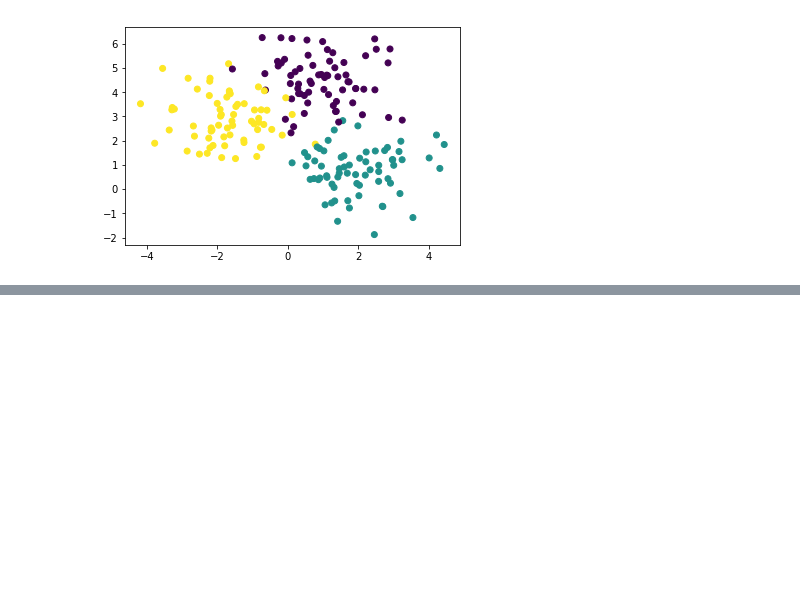
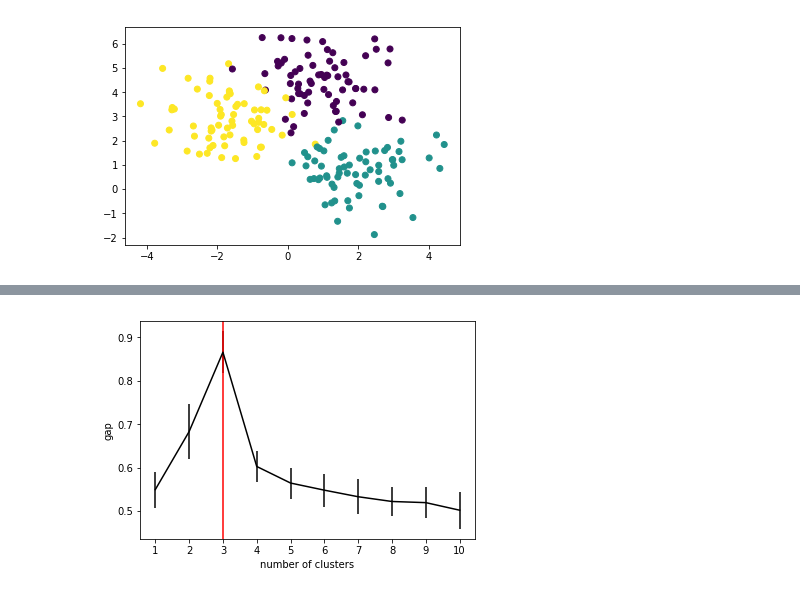
Before and after one commit to idc9/what_the_cluster, a Jupyter notebook: doc/gapstat/basic functionality.ipynb, the cells around one changed output, grey strips where cells are left out. Drawn from its saved outputs; the diff is of its cells as text; code cells hidden in the pictures; blank space fills up the shorter version.

```diff
--- a/doc/arbitrary, user supplied clustering algorithms.ipynb
+++ b/doc/gapstat/basic functionality.ipynb
@@ -127,0 +72,4 @@ print(p_cube(2))
+# %%
+gs.plot_gap()
+# %% [output]
+[figure, added]
```
Also changed, not shown: parts of 28 cells of this notebook, 7 other files.
